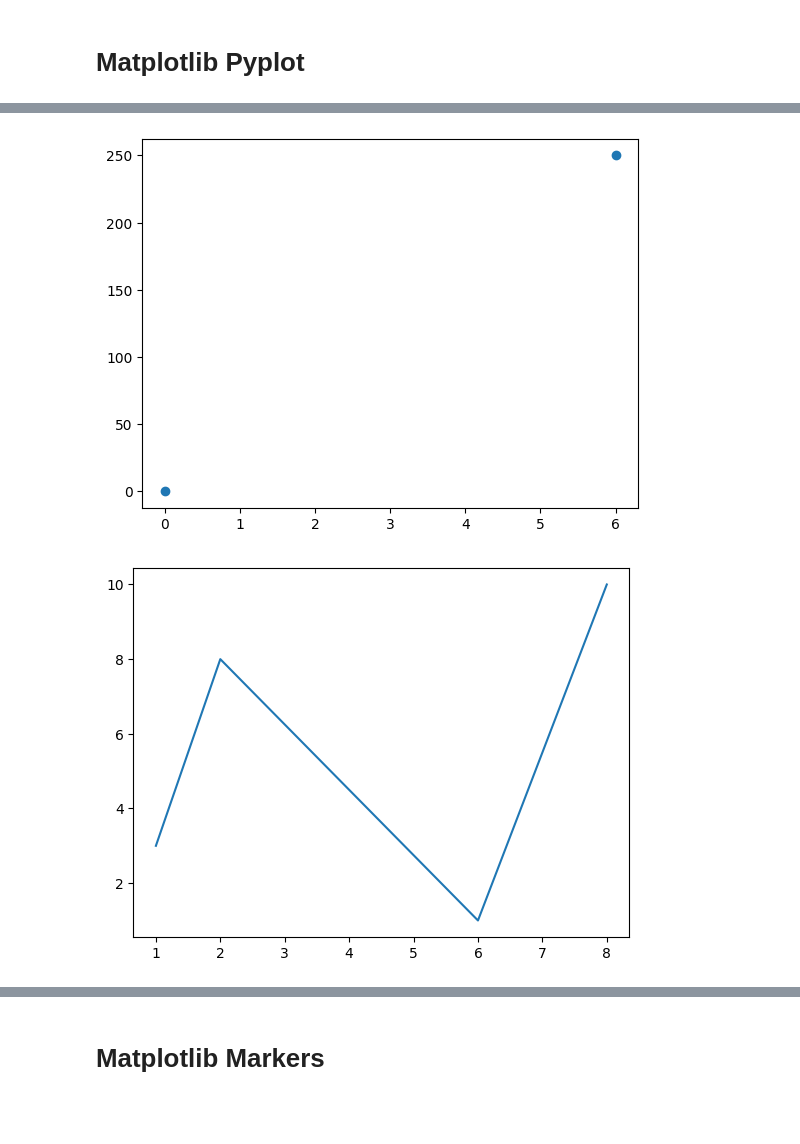
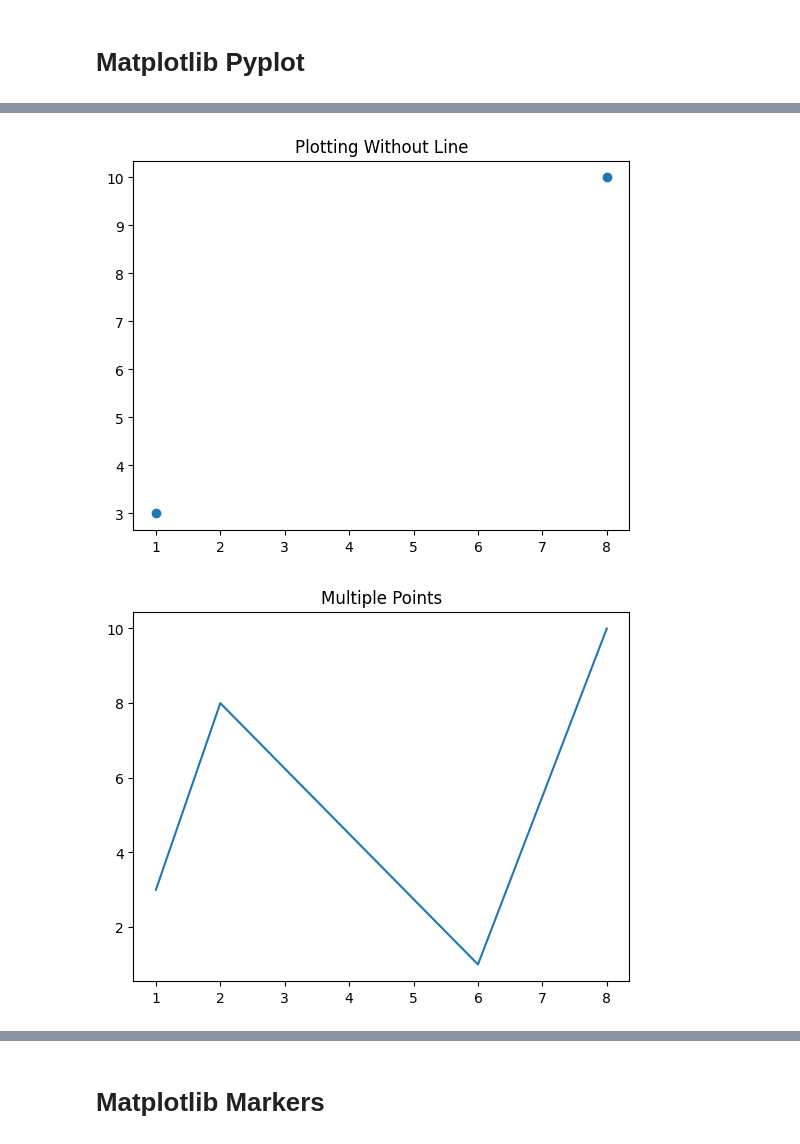
Before and after one commit to HosseinPashapour/Assignment_37, a Jupyter notebook: Matplotlib.ipynb, the cells around one changed output, grey strips where cells are left out. Saved outputs shown, nothing was run; the diff lists cells and outputs as text; code cells hidden in the pictures; blank space fills up the shorter version.

```diff
--- a/Matplotlib.ipynb
+++ b/Matplotlib.ipynb
@@ -15,0 +24,6 @@ plt.show()
+# %%
+xpoints = np.array([1, 8])
+ypoints = np.array([3, 10])
+plt.title("Matplotlib Plotting")
+plt.plot(xpoints, ypoints)
+plt.show()
@@ -16,15 +32,16 @@ plt.show()
 # %%
 plt.plot(xpoints, ypoints, "o")
+plt.title("Plotting Without Line")
 plt.show()
 # %% [output]
-[figure, old version]
+[figure, new version]
 # %%
 xpoints = np.array([1, 2, 6, 8])
 ypoints = np.array([3, 8, 1, 10])
-
+plt.title("Multiple Points")
 plt.plot(xpoints, ypoints)
 plt.show()
 # %% [output]
-[figure, old version]
+[figure, new version]
 # %%
 ypoints = np.array([3, 8, 1, 10, 5, 7])
```
Also changed, not shown: parts of 46 cells of this notebook, 10 other files.
